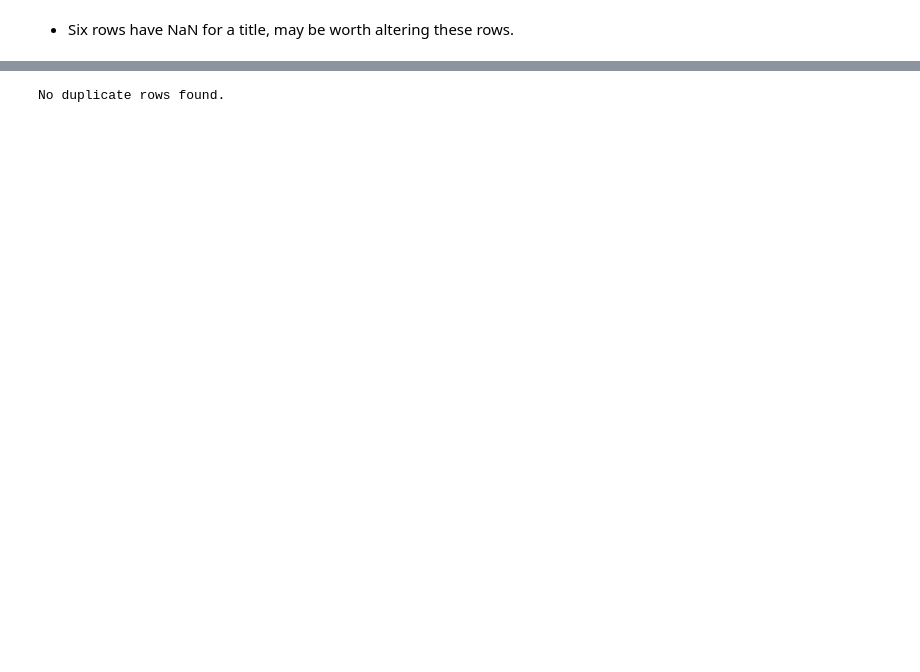
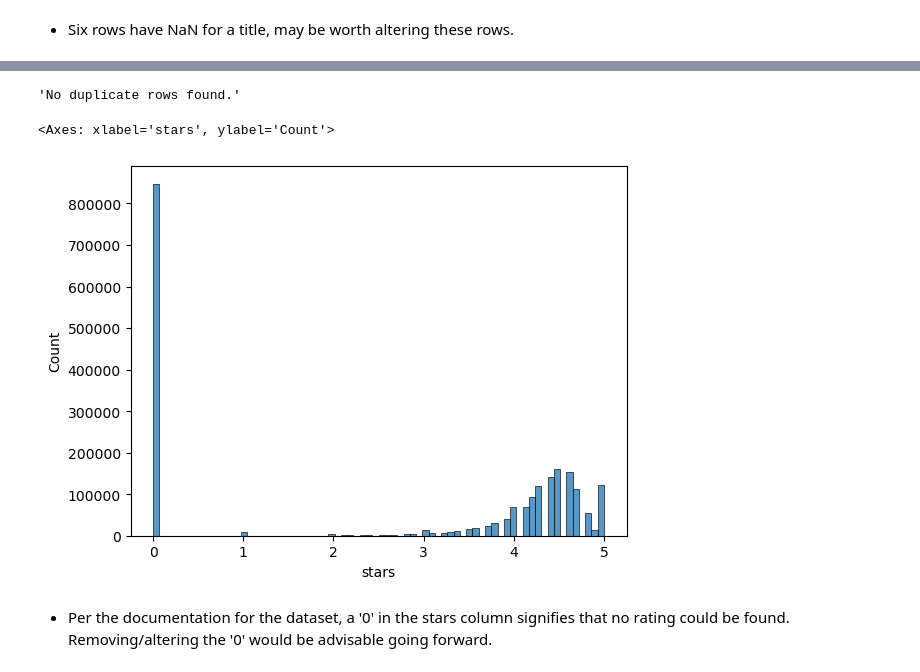
Before and after one commit to Kanustu/data_portfolio, a Jupyter notebook: eda.ipynb, the cells around one changed output, grey strips where cells are left out. Saved outputs shown, nothing was run; the diff lists cells and outputs as text; code cells hidden in the pictures; blank space fills up the shorter version.

```diff
--- a/eda.ipynb
+++ b/eda.ipynb
@@ -96,9 +198,31 @@ ac[ac['title'].isnull()]
 # %%
-duplicated = ac[ac.duplicated()]
-if duplicated.empty:
-    print('No duplicate rows found.')
-else:
-    print('Duplicate rows found.')
-    print(duplicated)
+def is_duplicated(dataframe):
+    """
+    Checks if there are any duplicate rows in the given DataFrame.
+
+    Parameters:
+    - dataframe (DataFrame): The DataFrame to check for duplicates.
+
+    Returns:
+    - tuple or str: If duplicate rows are found, returns a tuple containing the string
+      'Duplicate rows found.' and a DataFrame containing the duplicated rows. If no
+      duplicate rows are found, returns the string 'No duplicate rows found.'
+
+    Example:
+    is_duplicated_result = is_duplicated(df)
+    if isinstance(is_duplicated_result, tuple):
+        print(is_duplicated_result[0])
+        print(is_duplicated_result[1])
+    else:
+        print(is_duplicated_result)
+    """
+    duplicated = dataframe[dataframe.duplicated()]
+    if duplicated.empty:
+        return 'No duplicate rows found.'
+    else:
+        return 'Duplicate rows found.', duplicated
-# %% [output]
-No duplicate rows found.
+# %%
+# checking for duplicate rows
+is_duplicated(ac)
+# %% [output]
+'No duplicate rows found.'
@@ -104,0 +234,8 @@ No duplicate rows found.
+# %%
+# display seaborn histogram
+sns.histplot(ac['stars'])
+# %% [output]
+<Axes: xlabel='stars', ylabel='Count'>
+[figure, added]
+# %% [markdown]
+- Per the documentation for the dataset, a '0' in the stars column signifies that no rating could be found. Removing/altering the '0' would be advisable going forward.
```
Also changed, not shown: parts of 20 cells of this notebook.
